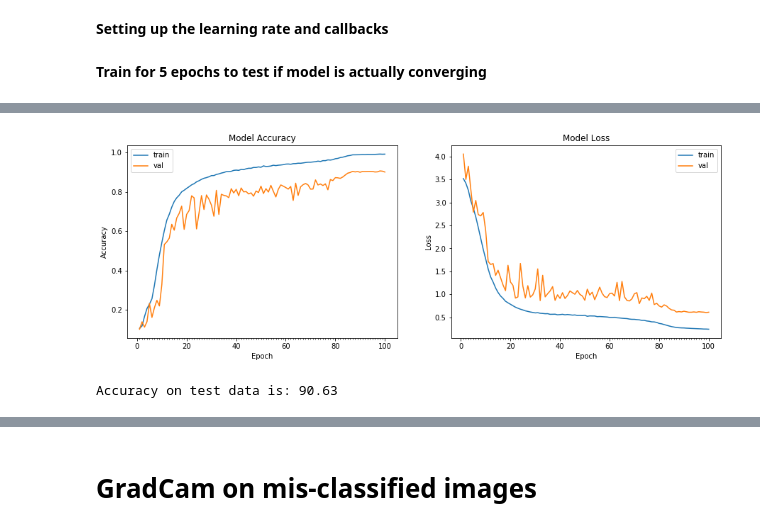
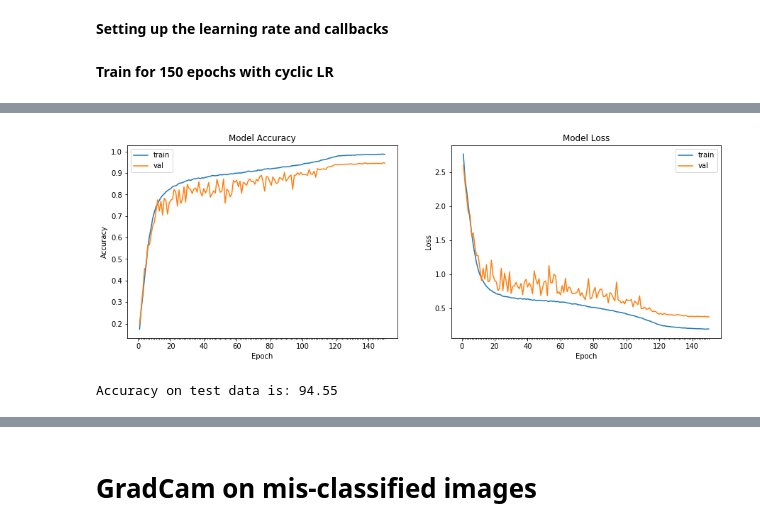
Before and after one commit to selfishhari/EVP, a Jupyter notebook: Assignment_13/assignment_13.ipynb, the cells around one changed output, grey strips where cells are left out. Cells and saved outputs as stored; diff of their text form; code cells hidden in the pictures.

Commit message:
94.55% updated accuracy, assignment 13, resnet18

```diff
--- a/Assignment_13/assignment_13.ipynb
+++ b/Assignment_13/assignment_13.ipynb
@@ -107,8 +95,3 @@ def plot_model_history(model_history):
     axs[1].set_xticks(np.arange(1,len(model_history.history['loss'])+1),len(model_history.history['loss'])/10)
     axs[1].legend(['train', 'val'], loc='best')
     plt.show()
-# %%
-def accuracy(iterator, model):
-
-    accuracy = model.evaluate_generator(iterator, steps=1)[1]
-    return (accuracy * 100)
@@ -323,7 +562,7 @@ class showLR( Callback ) :
 datagen = ImageDataGenerator(zoom_range=0.0,
                              horizontal_flip=True,
                              featurewise_center=True,featurewise_std_normalization=True,
-                            preprocessing_function=get_random_eraser(v_l=0, v_h=1)
+                            preprocessing_function=get_random_eraser_and_crop(v_l=0, v_h=1)
                             )
 
 
@@ -460,19 +699,22 @@ model.compile(optimizer=sgd, loss='categorical_crossentropy', metrics=['accuracy
 start = time.time()
 # Train the model
 
-bs = int(128 * 4)
+bs = int(128)
 
 
 step_size_clr = int(train_features.shape[0])//bs
 
 lr_finder = LR_Finder(start_lr=1e-8, end_lr=10, step_size=step_size_clr)
+
 """
 lr_finder = LRFinder(train_features.shape[0], bs,
-                       1e-8, 1,
+                       1e-3, 1,
                        # validation_data=(X_val, Y_val),
                        lr_scale='exp', save_dir='.', verbose=0)
 
 """
+
+
 
 
 model_info = model.fit_generator(datagen.flow(X_train_da, y_train_da, batch_size = bs),
@@ -494,30 +736,23 @@ Model took 26.75 seconds to train
 # %% [markdown]
 **Setting up the learning rate and callbacks**
 # %%
-"""lr_manager = OneCycleLR(max_lr = 10e-7,
-                        end_percentage=0.1, scale_percentage=None,
-                        maximum_momentum=0.95, minimum_momentum=0.85)
-
-                        """
-epochs = 100
-max_lr = 0.8
+epochs = 150
+max_lr = 0.1
 base_lr = 0.01
-max_m = 0.98
+max_m = 0.95
 base_m = 0.85
+end_percentage = 0.2
 
 cyclical_momentum = True
-augment = True
-cycles = 2.35
-
-iterations = int(train_features.shape[0])//bs*epochs
-iterations = list(range(0,iterations+1))
-step_size_clr = len(iterations)/(cycles)
 
 decayrate = base_lr/epochs
 
+lr_manager = OneCycleLR( max_lr = max_lr, batch_size = bs, samples = train_features.shape[0],
+                        end_percentage=end_percentage, scale_percentage=None,
+                        maximum_momentum=max_m, minimum_momentum=base_m)
 
 #lr_manager = CyclicLR(base_lr = .003, max_lr = 0.1, step_size = step_size_clr, mode="triangular")
-
+"""
 lr_manager =  CyclicLR(base_lr=base_lr,
                 max_lr=max_lr,
                 step_size=step_size_clr,
@@ -525,15 +760,17 @@ lr_manager =  CyclicLR(base_lr=base_lr,
                 base_m=base_m,
                 cyclical_momentum=cyclical_momentum)
 
-filepath = "assignment_13_eva.hdf5"
+"""
+
+filepath = "assignment_13b_eva.hdf5"
 
 checkpoint = ModelCheckpoint(filepath, monitor='val_acc', verbose=1, save_best_only=True, mode='max')
 
 sgd = optimizers.SGD(lr=base_lr,  momentum=0.9, decay=decayrate)
 
 showlr = showLR()
-# %% [markdown]
-**Train for 5 epochs to test if model is actually converging**
+# %% [markdown]
+**Train for 150 epochs with cyclic LR**
 # %%
 sgd = optimizers.SGD(lr=base_lr,  momentum=0.9, decay=decayrate)
 
@@ -549,7 +786,7 @@ print(K.get_value(model.optimizer.lr))
 # train the model
 start = time.time()
 
-test_iterator = datagen_test.flow(test_features, test_labels, batch_size = test_features.shape[0], shuffle = False)
+test_iterator = datagen_test.flow(test_features, test_labels, batch_size = bs, shuffle = False)
 
 model_info = model.fit_generator(datagen.flow(train_features, train_labels, batch_size = bs),
                                  samples_per_epoch = int(train_features.shape[0]), nb_epoch = epochs,
@@ -587,2 +824,2 @@ Model took 2041.04 seconds to train
-[figure, old version]
+[figure, new version]
-Accuracy on test data is: 90.63
+Accuracy on test data is: 94.55
```
Also changed, not shown: parts of 15 cells of this notebook.
